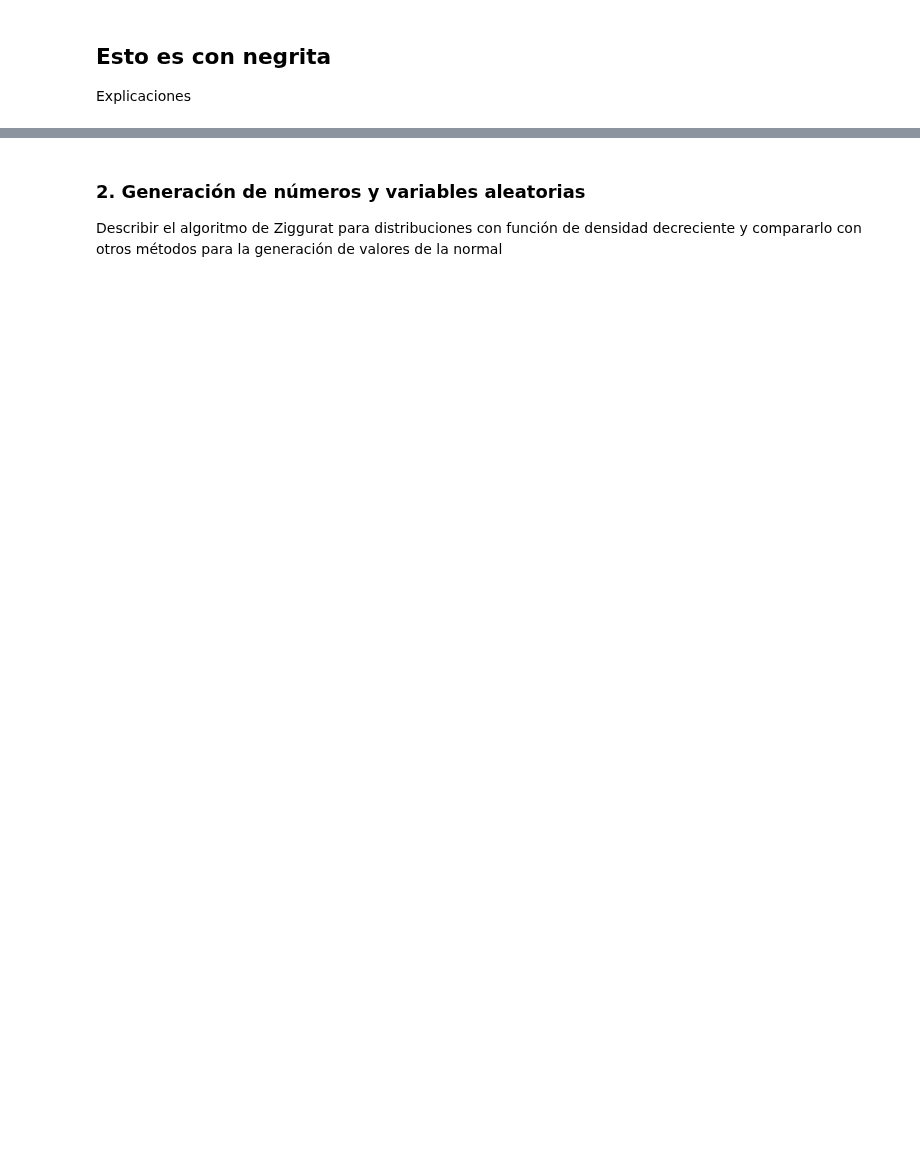
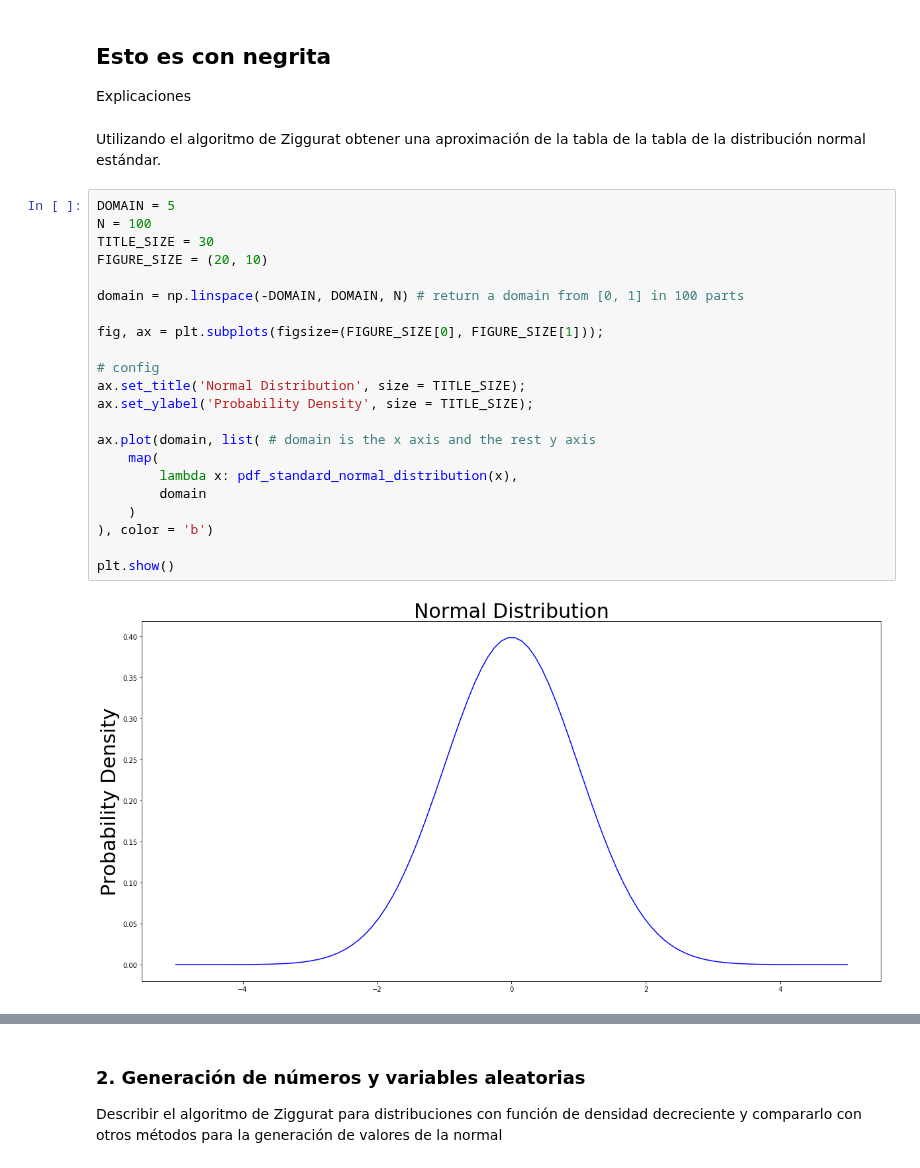
Before and after one commit to ZReKoJ/Ziggurat, a Jupyter notebook: ziggurat.ipynb, the cells around one changed output, grey strips where cells are left out. Saved outputs shown, nothing was run; the diff lists cells and outputs as text; blank space fills up the shorter version.

Commit message:
simulation for ziggurat algoritmo

```diff
--- a/ziggurat.ipynb
+++ b/ziggurat.ipynb
@@ -52,3 +63,29 @@ plt.close()
 # %% [markdown]
 ## Esto es con negrita
 Explicaciones
+# %% [markdown]
+Utilizando el algoritmo	de Ziggurat obtener	una	aproximación de	la tabla de	la tabla de	la distribución normal estándar.
+# %%
+DOMAIN = 5
+N = 100
+TITLE_SIZE = 30
+FIGURE_SIZE = (20, 10)
+
+domain = np.linspace(-DOMAIN, DOMAIN, N) # return a domain from [0, 1] in 100 parts
+
+fig, ax = plt.subplots(figsize=(FIGURE_SIZE[0], FIGURE_SIZE[1]));
+
+# config
+ax.set_title('Normal Distribution', size = TITLE_SIZE);
+ax.set_ylabel('Probability Density', size = TITLE_SIZE);
+
+ax.plot(domain, list( # domain is the x axis and the rest y axis
+    map(
+        lambda x: pdf_standard_normal_distribution(x),
+        domain
+    )
+), color = 'b')
+
+plt.show()
+# %% [output]
+[figure, added]
```
Also changed, not shown: parts of 5 cells of this notebook.
